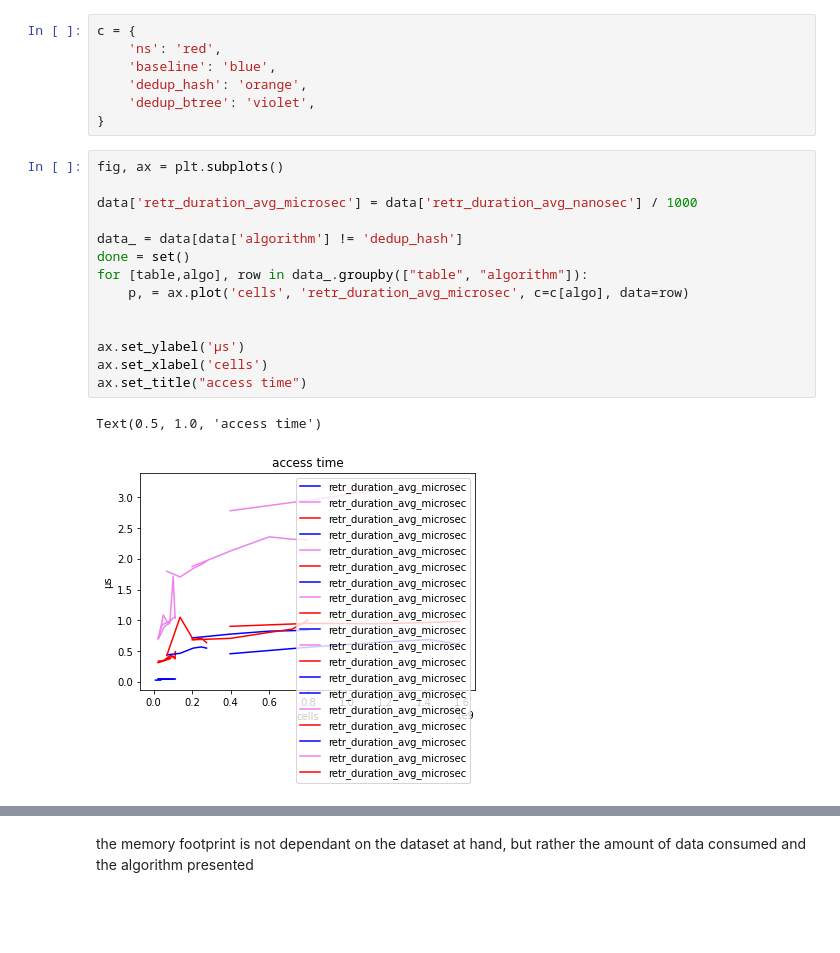
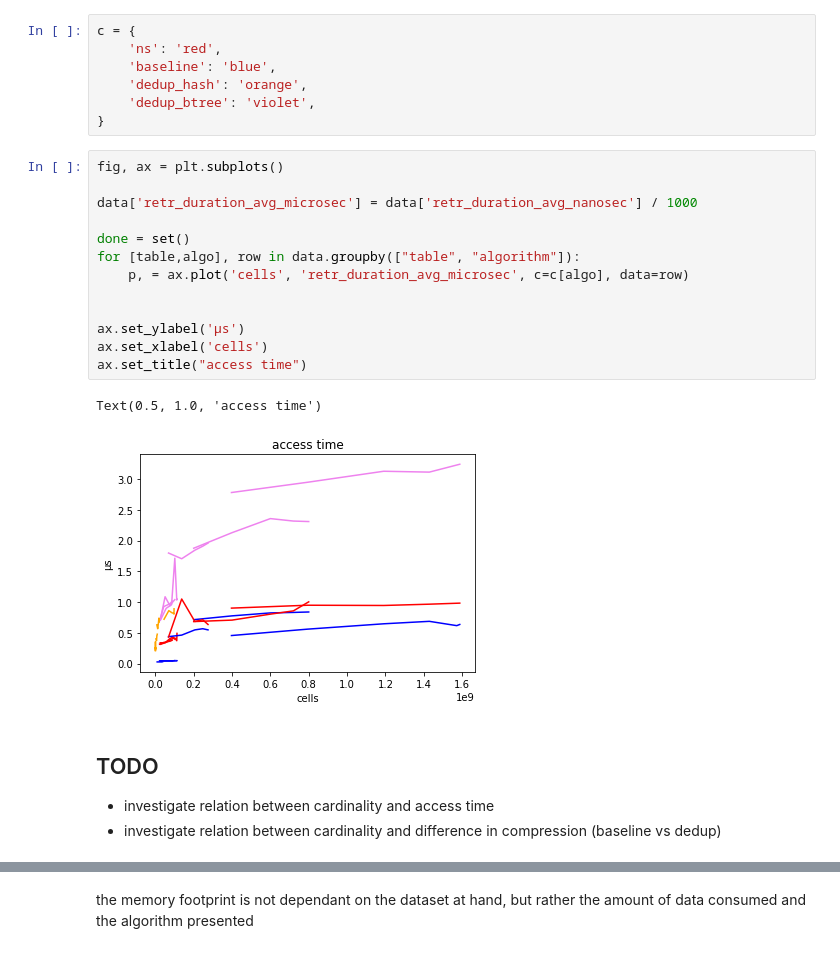
Before and after one commit to nilsmartel/bsc-ii-measure, a Jupyter notebook: render-graphs/testing.ipynb, the cells around one changed output, grey strips where cells are left out. Drawn from its saved outputs; the diff is of its cells as text; blank space fills up the shorter version.

```diff
--- a/render-graphs/testing.ipynb
+++ b/render-graphs/testing.ipynb
@@ -24,20 +25,24 @@ c = {
 # %%
 fig, ax = plt.subplots()
 
 data['retr_duration_avg_microsec'] = data['retr_duration_avg_nanosec'] / 1000
 
-data_ = data[data['algorithm'] != 'dedup_hash']
 done = set()
-for [table,algo], row in data_.groupby(["table", "algorithm"]):
+for [table,algo], row in data.groupby(["table", "algorithm"]):
     p, = ax.plot('cells', 'retr_duration_avg_microsec', c=c[algo], data=row)
 
 
 ax.set_ylabel('μs')
 ax.set_xlabel('cells')
 ax.set_title("access time")
 # %% [output]
 Text(0.5, 1.0, 'access time')
-[figure, old version]
+[figure, new version]
+# %% [markdown]
+## TODO
+
+- investigate relation between cardinality and access time
+- investigate relation between cardinality and difference in compression (baseline vs dedup)
 # %%
 plt.figure(figsize=(6, 4))
 fig, bta = plt.subplots()
```
Also changed, not shown: parts of 3 cells of this notebook, 2 other files.
